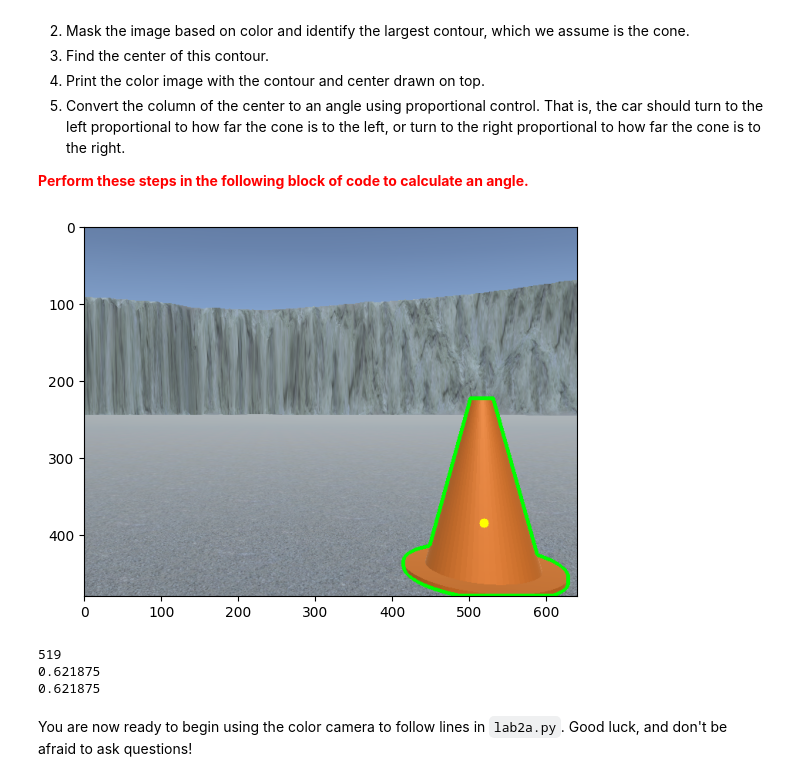
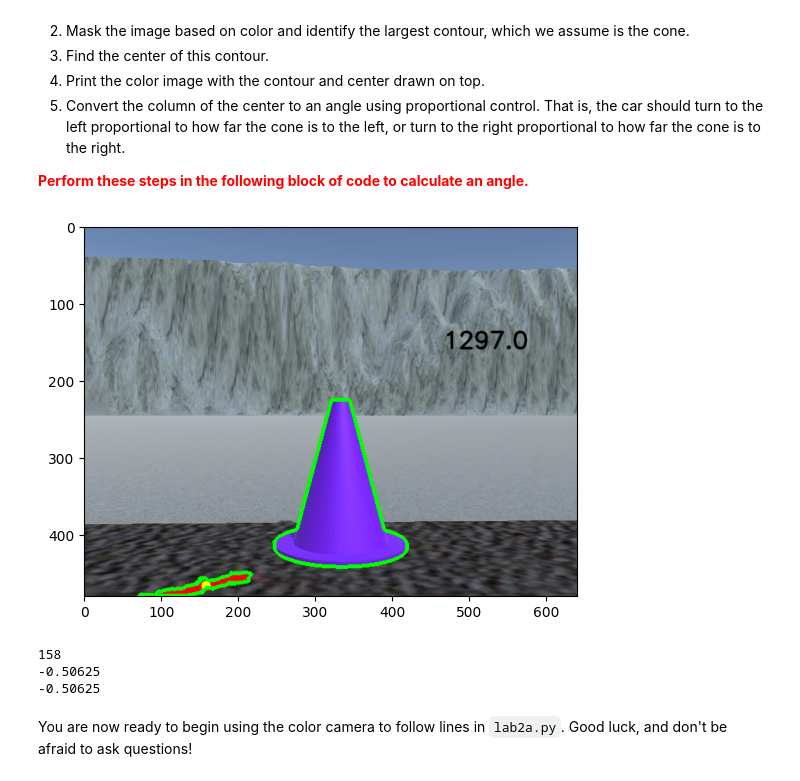
Before and after one commit to JeffreyWangDev/racecar, a Jupyter notebook: labs/lab2/lab2.ipynb, the cells around one changed output. Saved outputs shown, nothing was run; the diff lists cells and outputs as text; code cells hidden in the pictures.

```diff
--- a/labs/lab2/lab2.ipynb
+++ b/labs/lab2/lab2.ipynb
@@ -602,36 +697,43 @@ For our final challenge, we will use proportional control to determine the front
 **<font style="color:red">Perform these steps in the following block of code to calculate an angle.</font>**
 # %%
 # Take a color photo
+walll = (110,50,10)
+wallh = (150,255,255)
 
 image = rc.camera.get_color_image_async()
 image_copy = np.copy(image)
 mask = get_mask(image, hsv_lower, hsv_upper)
+mask_cone = get_mask(image, walll, wallh)
+# Find the largest contour
 
-# Find the largest contour
 contours = find_contours(mask)
+contours_cone = find_contours(mask_cone)
 
 largest_contour = get_largest_contour(contours)
+largest_contour_cone = get_largest_contour(contours_cone)
+cone_area = cv.contourArea(largest_contour_cone)
+draw_contour(image_copy, largest_contour_cone)
 
 
 center = get_contour_center(largest_contour)
 # Draw a circle at the contour center
 draw_circle(image_copy, center)
 draw_contour(image_copy, largest_contour)
 image_copy = cv.putText(image_copy,str(cv.contourArea(largest_contour)),center,cv.FONT_HERSHEY_SIMPLEX,1,(0,0,0),2,cv.LINE_AA)
 show_image(image_copy)
 
 # TODO: Display the image with the contour and center drawn on top
 print(center[1])
 pos = remap_range(center[1], 0, rc.camera.get_width(), -1, 1)
 print(pos)
 angle= clamp(pos, -1, 1)
 print(angle)
 # TODO: Use the contour center to calculate and print an angle in the range [-1, 1]
 # %% [output]
-[figure, old version]
+[figure, new version]
-519
-0.621875
-0.621875
+158
+-0.50625
+-0.50625
 # %% [markdown]
 You are now ready to begin using the color camera to follow lines in `lab2a.py`. Good luck, and don't be afraid to ask questions!
 # %%
```
Also changed, not shown: parts of 14 cells of this notebook, 1 other file.
